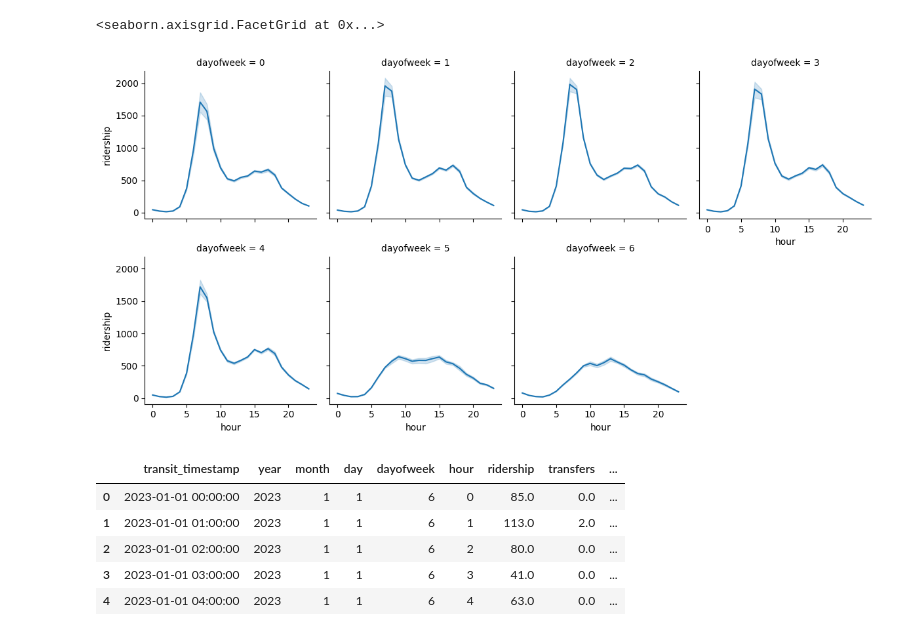
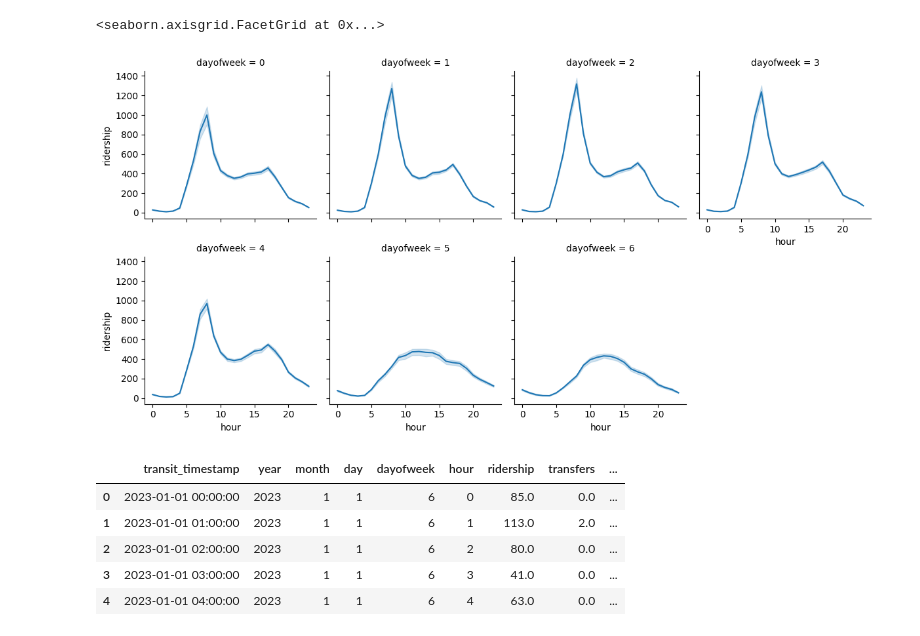
Before and after one commit to rhodamined/subway_ridership, a Jupyter notebook: 03_plot_ridership.ipynb, the cells around one changed output. Cells and saved outputs as stored; diff of their text form; code cells hidden in the pictures.

```diff
--- a/03_plot_ridership.ipynb
+++ b/03_plot_ridership.ipynb
@@ -15,14 +15,14 @@ all_df = pd.concat([woodside_df, bryant_df])
 # %%
 # ----------------------------------------------- #
 # Graph Just One
 # ----------------------------------------------- #
 
-g = sns.FacetGrid(woodside_df, col="dayofweek", col_wrap=4)
+g = sns.FacetGrid(dekalb_df, col="dayofweek", col_wrap=4)
 g.map_dataframe(sns.lineplot, x="hour", y="ridership")
 g.add_legend()
 # %% [output]
 <seaborn.axisgrid.FacetGrid at 0x...>
-[figure, old version]
+[figure, new version]
 # %%
 # ----------------------------------------------- #
 # ADD Weekday / Weekend Split
```
Also changed, not shown: parts of 10 cells of this notebook, 3 other files.
